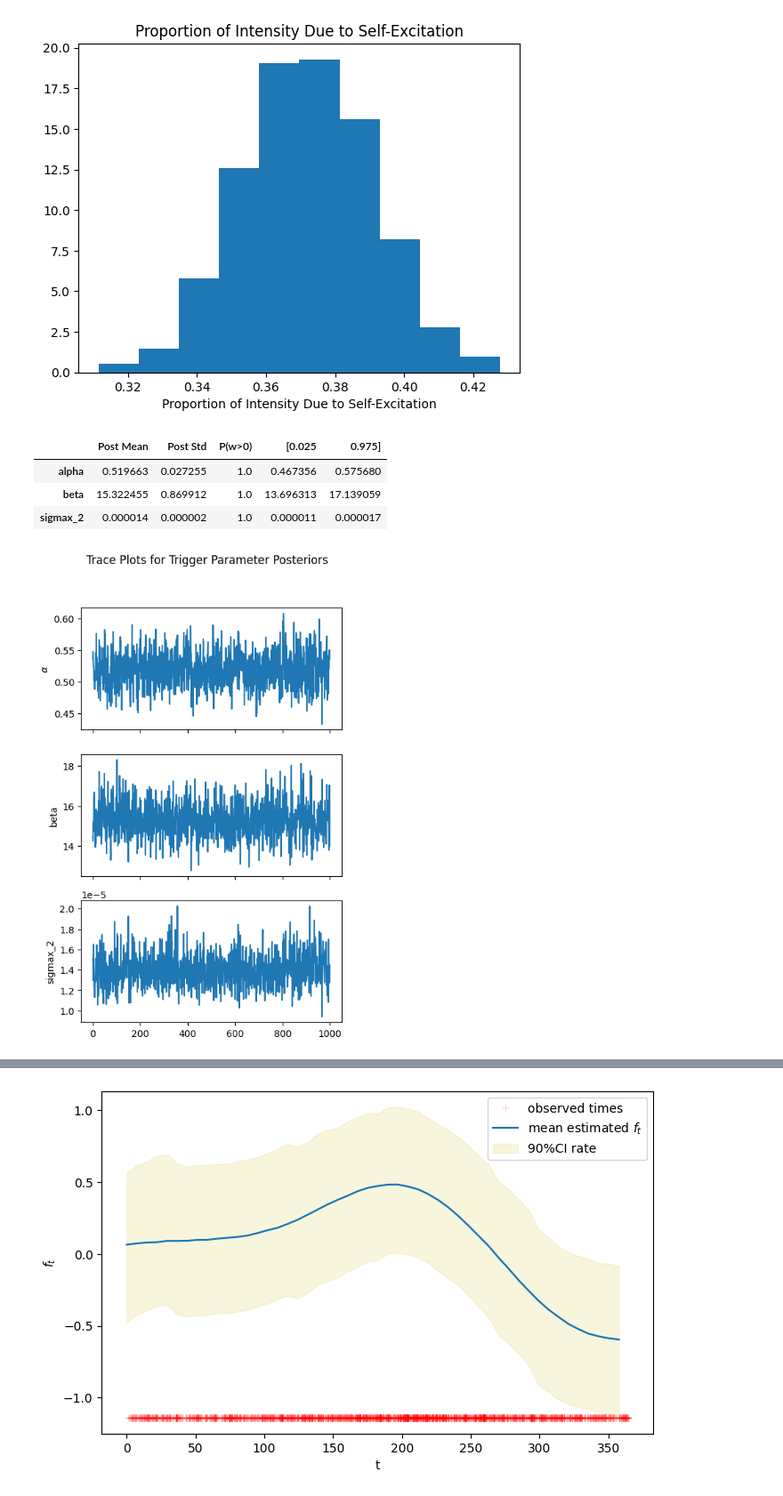
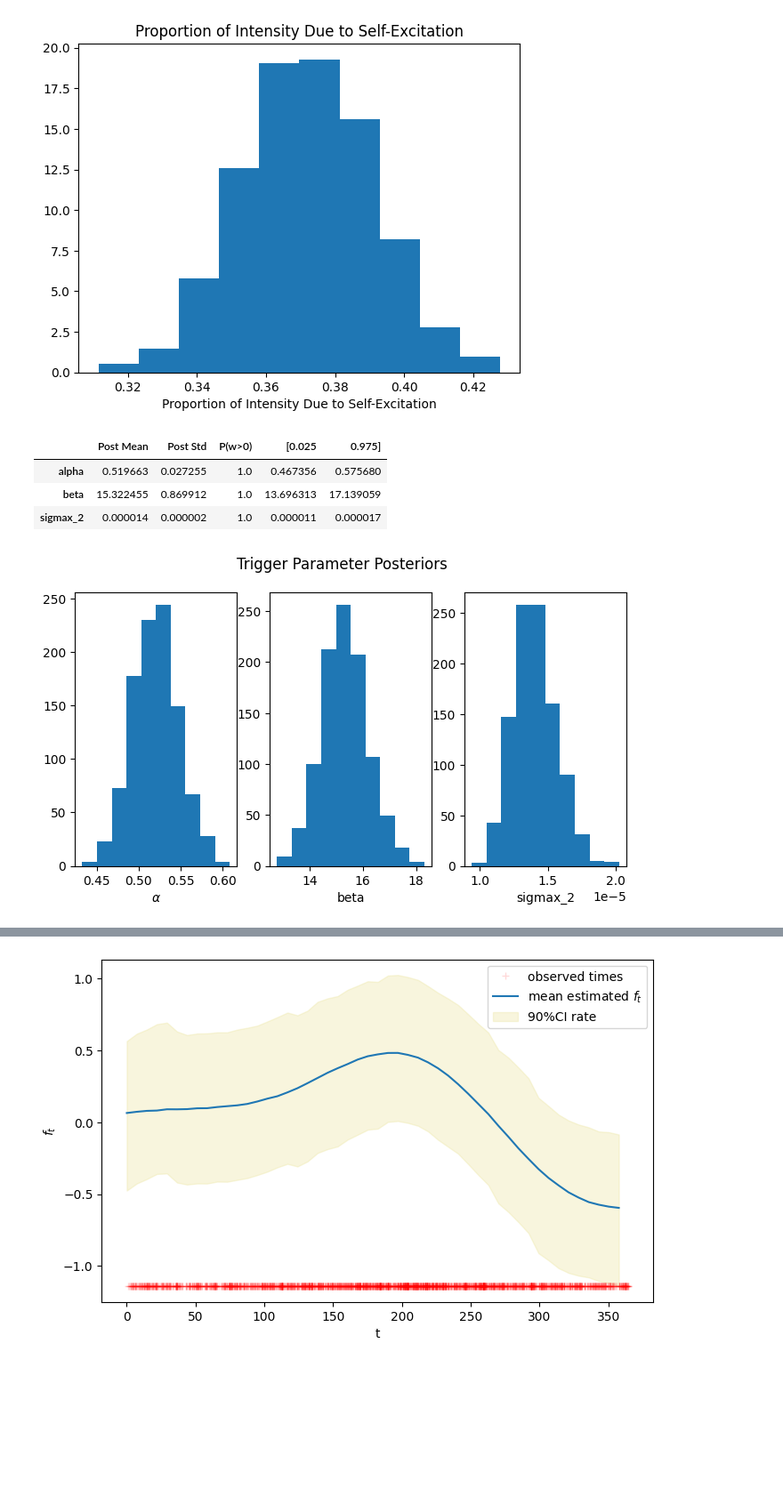
Before and after one commit to imanring/BSTPP, a Jupyter notebook: demo.ipynb, the cells around one changed output, grey strips where cells are left out. Shown at 89% size. Drawn from its saved outputs; the diff is of its cells as text; code cells hidden in the pictures; blank space fills up the shorter version.

Commit message:
Updating Plotting

```diff
--- a/demo.ipynb
+++ b/demo.ipynb
@@ -54,13 +54,13 @@ model.plot_prop_excitation()
 0.3720119297504425
 [figure]
 # %%
-model.plot_trigger_posterior(trace=True)
+model.plot_trigger_posterior(trace=False)
 # %% [output]
 |  | Post Mean | Post Std | P(w>0) | [0.025 | 0.975] |
 | alpha | 0.519663 | 0.027255 | 1.0 | 0.467356 | 0.575680 |
 | beta | 15.322455 | 0.869912 | 1.0 | 13.696313 | 17.139059 |
 | sigmax_2 | 0.000014 | 0.000002 | 1.0 | 0.000011 | 0.000017 |
-[figure, old version]
+[figure, new version]
 # %%
 model.plot_trigger_time_decay()
 # %% [output]
```
Also changed, not shown: parts of 5 cells of this notebook, 4 other files.
